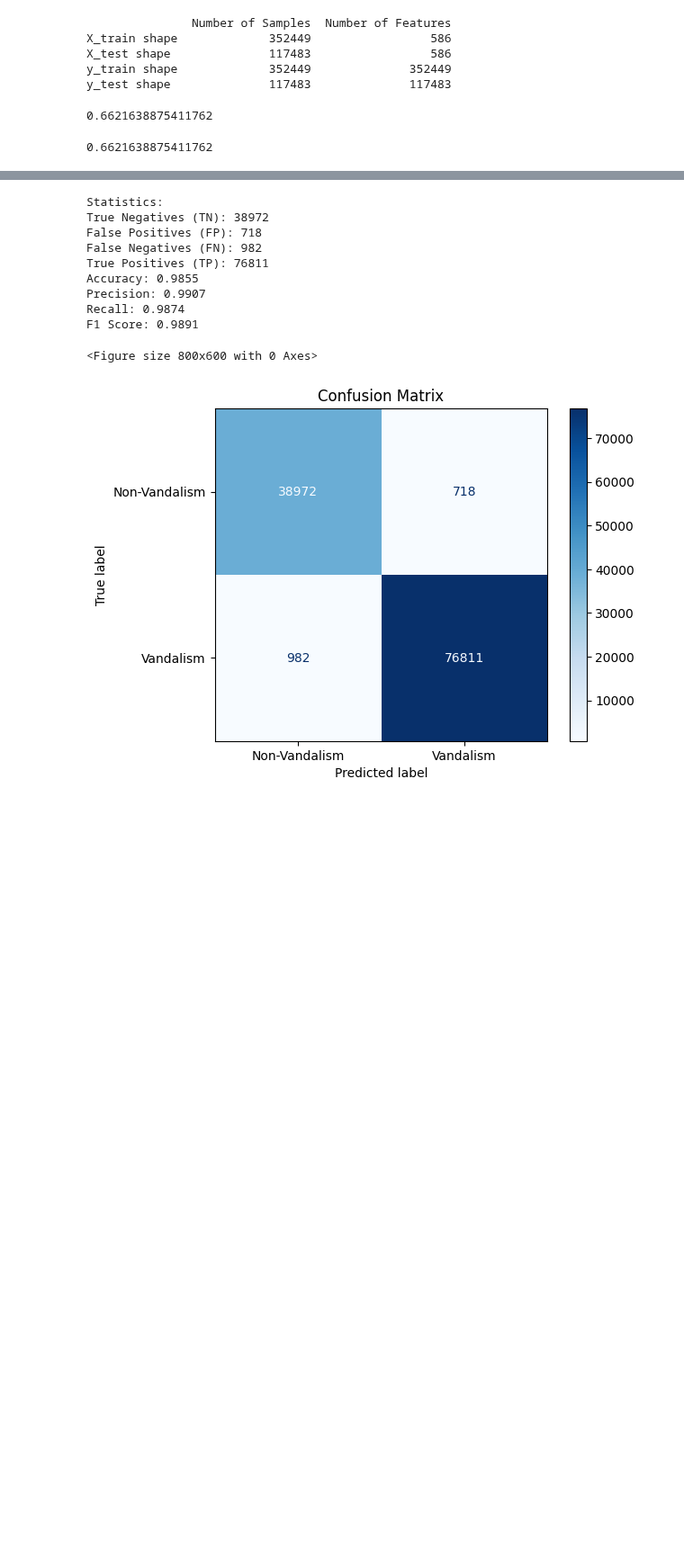
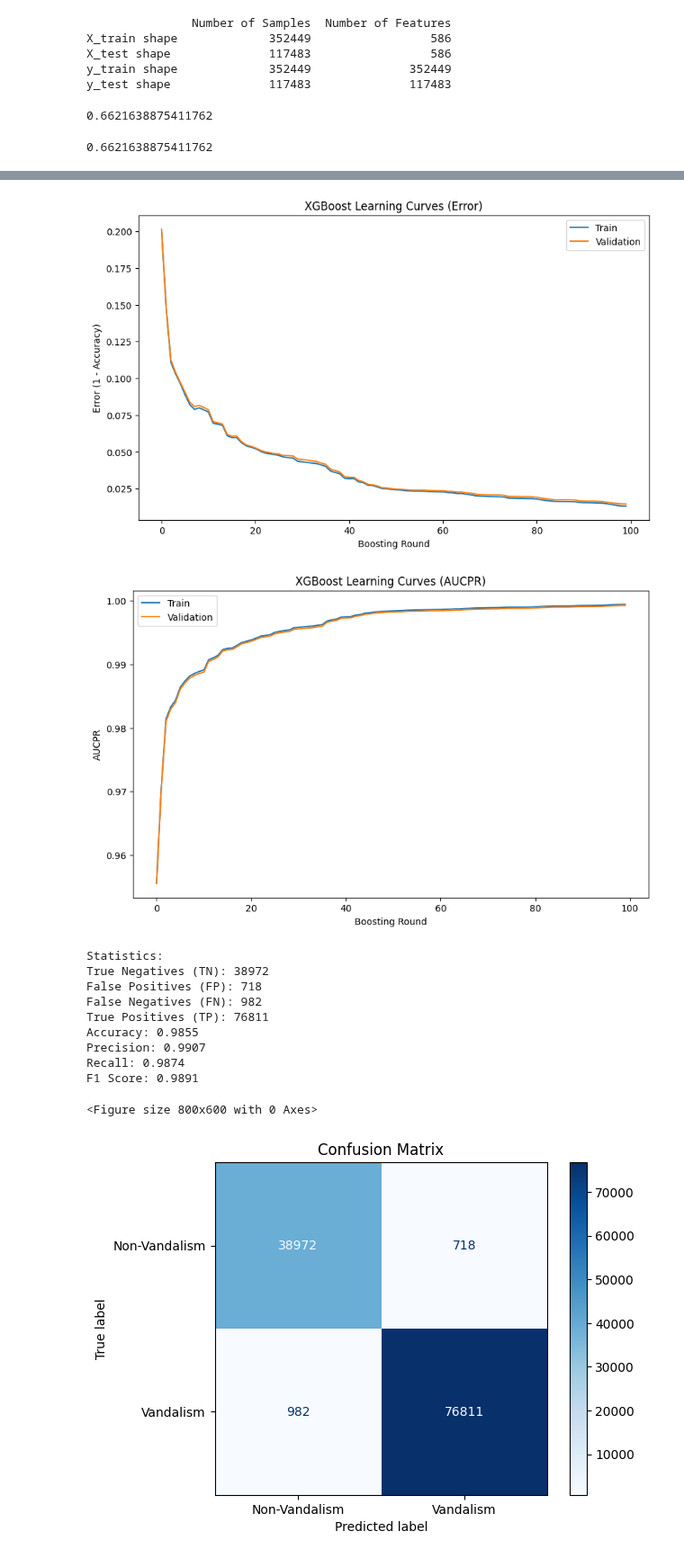
Before and after one commit to rspseshasai/vandalism_detection_osm, a Jupyter notebook: xgboost_model.ipynb, the cells around one changed output, grey strips where cells are left out. Shown at 90% size. Drawn from its saved outputs; the diff is of its cells as text; code cells hidden in the pictures; blank space fills up the shorter version.

Commit message:
feature: add comparison graphs between training and testing

```diff
--- a/xgboost_model.ipynb
+++ b/xgboost_model.ipynb
@@ -159,22 +157,27 @@ sum(y_test)/len(y_test)
 0.6621638875411762
 # %%
 import xgboost as xgb
+import matplotlib.pyplot as plt
 
 # Convert the datasets to DMatrix format
 dtrain = xgb.DMatrix(X_train, label=y_train)
 dtest = xgb.DMatrix(X_test, label=y_test)
 
-# Specify model parameters with both 'aucpr' and 'accuracy'
+# Specify model parameters with both 'aucpr' and 'error'
 params = {
     'objective': 'binary:logistic',  # Binary classification
     'eval_metric': ['aucpr', 'error'],  # 'error' is 1 - accuracy
     'seed': 42
 }
 
-# Set up the evaluation set
-evals = [(dtest, 'eval')]
+# Set up the evaluation set with both training and test sets
+evals = [(dtrain, 'train'), (dtest, 'eval')]
 
-# Train the model with early stopping
+# Dictionary to store evaluation results
+evals_result = {}
+
+# Train the model with early stopping and store the results
 bst = xgb.train(params, dtrain, num_boost_round=100, evals=evals,
-                early_stopping_rounds=15, verbose_eval=True)
+                early_stopping_rounds=15, evals_result=evals_result,
+                verbose_eval=True)
 # %% [output]
@@ -198,3 +201,30 @@ bst = xgb.train(params, dtrain, num_boost_round=100, evals=evals,
+# %%
+# Plotting the learning curves (training vs validation)
+epochs = len(evals_result['train']['error'])
+x_axis = range(0, epochs)
+
+# Plot training and validation error (1 - accuracy)
+plt.figure(figsize=(10, 6))
+plt.plot(x_axis, evals_result['train']['error'], label='Train')
+plt.plot(x_axis, evals_result['eval']['error'], label='Validation')
+plt.xlabel('Boosting Round')
+plt.ylabel('Error (1 - Accuracy)')
+plt.title('XGBoost Learning Curves (Error)')
+plt.legend()
+plt.show()
+
+# Plot training and validation aucpr
+plt.figure(figsize=(10, 6))
+plt.plot(x_axis, evals_result['train']['aucpr'], label='Train')
+plt.plot(x_axis, evals_result['eval']['aucpr'], label='Validation')
+plt.xlabel('Boosting Round')
+plt.ylabel('AUCPR')
+plt.title('XGBoost Learning Curves (AUCPR)')
+plt.legend()
+plt.show()
+# %% [output]
+[figure, added]
+[figure, added]
 # %%
 # Make predictions on the test data
 y_pred_proba = bst.predict(dtest)  # Get predicted probabilities
```
Also changed, not shown: parts of 2 cells of this notebook.
